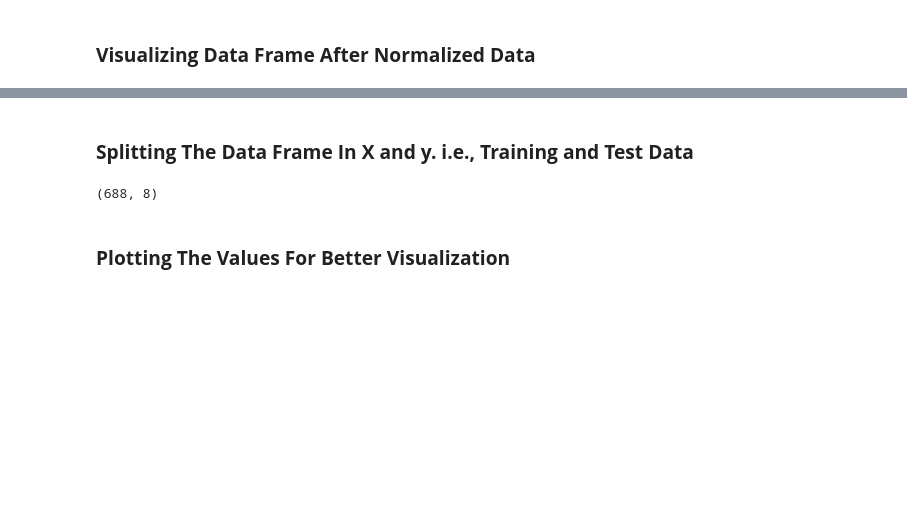
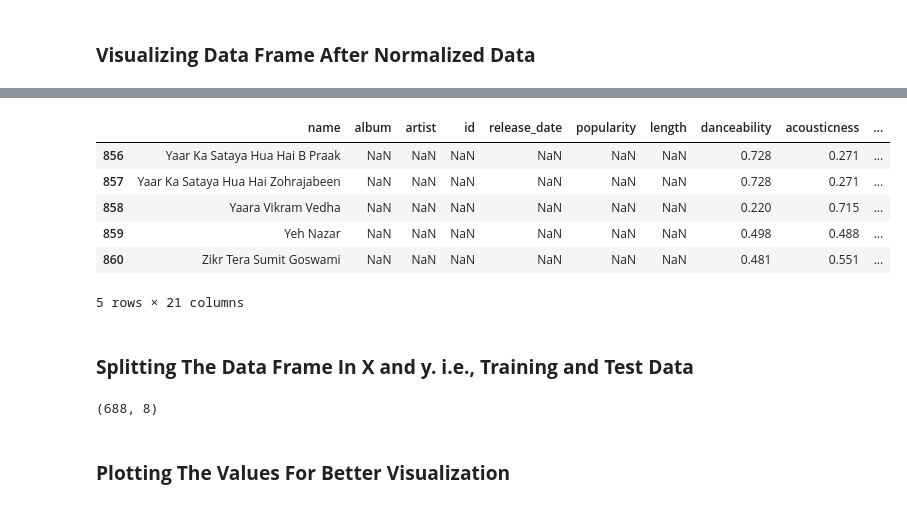
Before and after one commit to nilayjain12/Play_Song_By_Mood, a Jupyter notebook: play_song_by_mood.ipynb, the cells around one changed output, grey strips where cells are left out. Cells and saved outputs as stored; diff of their text form; code cells hidden in the pictures; blank space fills up the shorter version.

Commit message:
Performing testing on new song data.

```diff
--- a/play_song_by_mood.ipynb
+++ b/play_song_by_mood.ipynb
@@ -81,3 +76,13 @@ data_frame.head(10)
+# %%
+data_frame.tail(5)
+# %% [output]
+|  | name | album | artist | id | release_date | popularity | length | danceability | acousticness | ... |
+| 856 | Yaar Ka Sataya Hua Hai B Praak | NaN | NaN | NaN | NaN | NaN | NaN | 0.728 | 0.271 | ... |
+| 857 | Yaar Ka Sataya Hua Hai Zohrajabeen | NaN | NaN | NaN | NaN | NaN | NaN | 0.728 | 0.271 | ... |
+| 858 | Yaara Vikram Vedha | NaN | NaN | NaN | NaN | NaN | NaN | 0.220 | 0.715 | ... |
+| 859 | Yeh Nazar | NaN | NaN | NaN | NaN | NaN | NaN | 0.498 | 0.488 | ... |
+| 860 | Zikr Tera Sumit Goswami | NaN | NaN | NaN | NaN | NaN | NaN | 0.481 | 0.551 | ... |
+5 rows × 21 columns
 # %% [markdown]
 ### **Splitting The Data Frame In X and y. i.e., Training and Test Data**
 # %%
```
Also changed, not shown: parts of 27 cells of this notebook, 3 other files.
